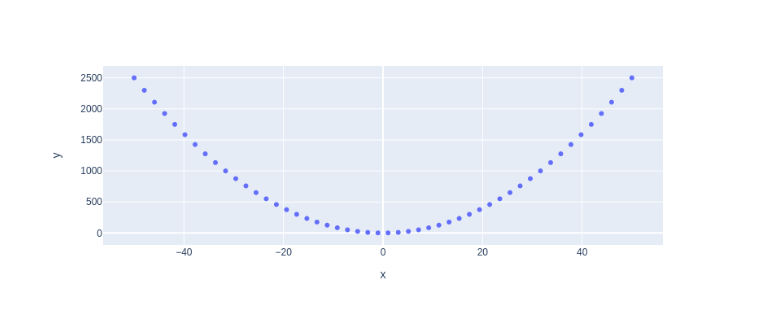
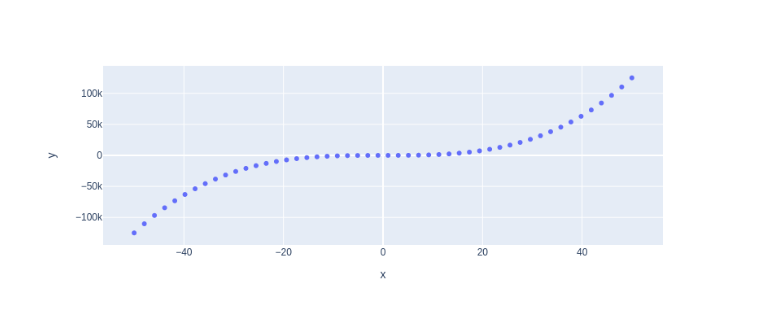
Before and after one commit to msip003/my-notebooks-repo, a Jupyter notebook: experiment1.ipynb, the cells around one changed output. Cells and saved outputs as stored; diff of their text form; code cells hidden in the pictures.

```diff
--- a/experiment1.ipynb
+++ b/experiment1.ipynb
@@ -1,13 +1,13 @@
 # %%
 import numpy as np
 import plotly.express as px
 # x-axis data points
 x = np.linspace(start=-50, stop=50)
 # y-axis data points
-y = x ** 2
+y = x ** 3
 # define the plot
 fig = px.scatter(x=x, y=y)
 fig.show()
 # %% [output]
 [interactive output not drawn]
-[figure, old version]
+[figure, new version]
```
